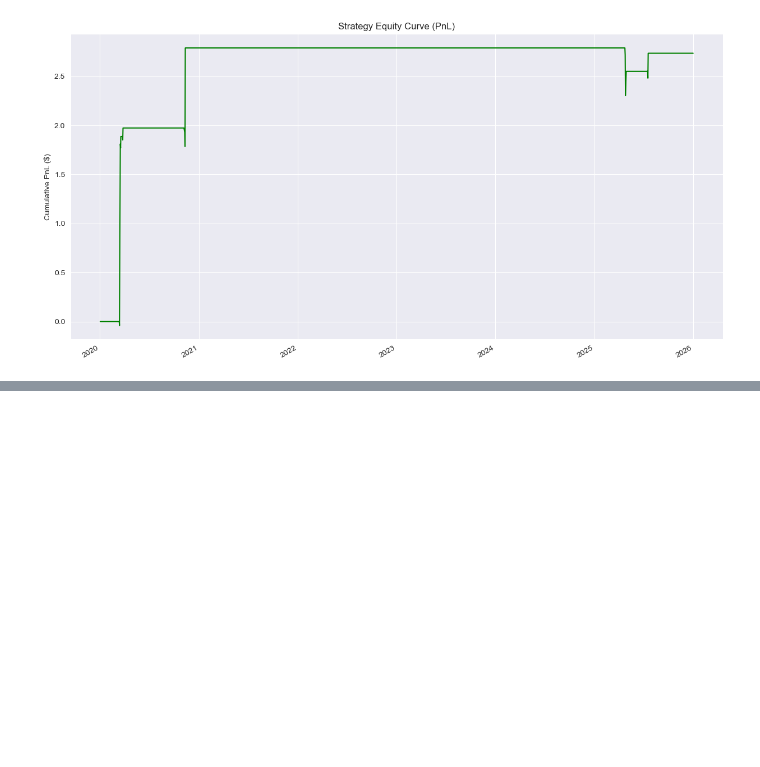
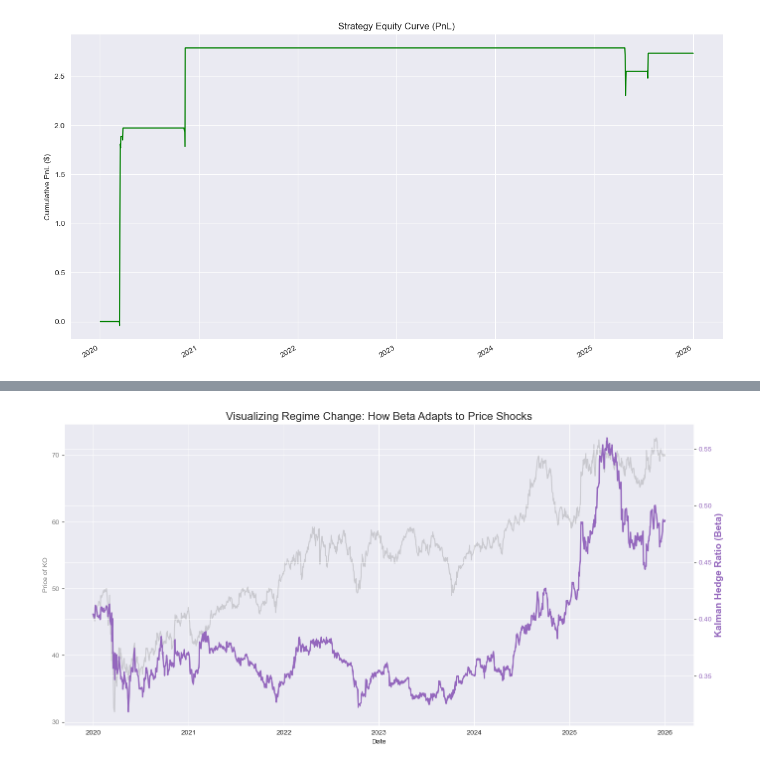
Before and after one commit to US30/Kalman-Statistical-Arbitrage-Engine, a Jupyter notebook: notebooks/Analysis.ipynb, the cells around one changed output, grey strips where cells are left out. Drawn from its saved outputs; the diff is of its cells as text; code cells hidden in the pictures; blank space fills up the shorter version.

```diff
--- a/notebooks/Analysis.ipynb
+++ b/notebooks/Analysis.ipynb
@@ -87,0 +124,22 @@ Max Drawdown: -0.4862
+# %%
+# Create a dual-axis plot
+fig, ax1 = plt.subplots(figsize=(14,7))
+
+color = 'tab:gray'
+ax1.set_xlabel('Date')
+ax1.set_ylabel(f'Price of {TICKER_Y}', color=color)
+ax1.plot(df.index, df[TICKER_Y], color=color, alpha=0.3, label='Price')
+ax1.tick_params(axis='y', labelcolor=color)
+
+ax2 = ax1.twinx()  # instantiate a second axes that shares the same x-axis
+
+color = 'tab:purple'
+ax2.set_ylabel('Kalman Hedge Ratio (Beta)', color=color, fontsize=14, fontweight='bold')
+ax2.plot(kf_results.index, kf_results['beta'], color=color, linewidth=2, label='Beta')
+ax2.tick_params(axis='y', labelcolor=color)
+
+plt.title("Visualizing Regime Change: How Beta Adapts to Price Shocks", fontsize=16)
+fig.tight_layout()
+plt.show()
+# %% [output]
+[figure, added]
```
Also changed, not shown: parts of 1 cell of this notebook, 5 other files.
